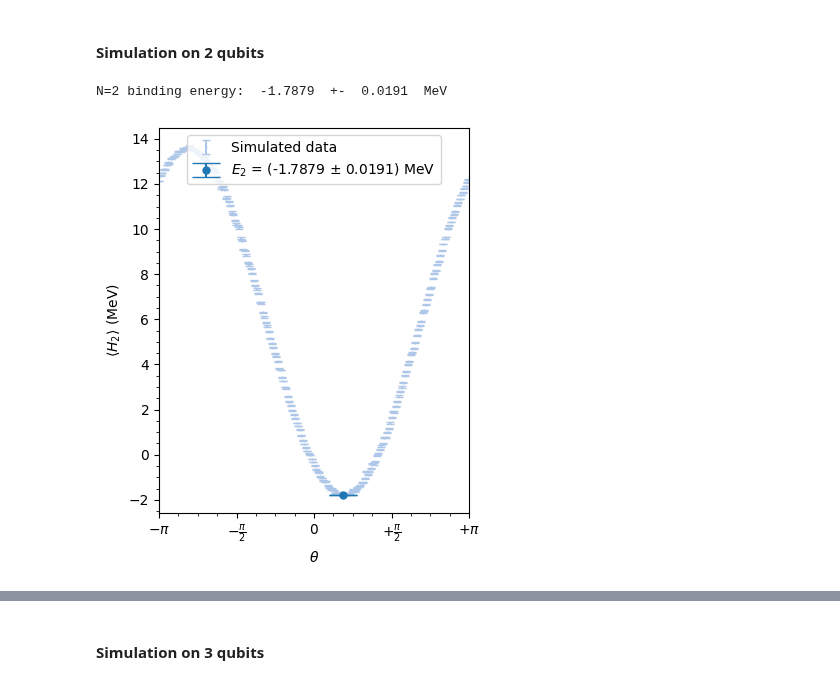
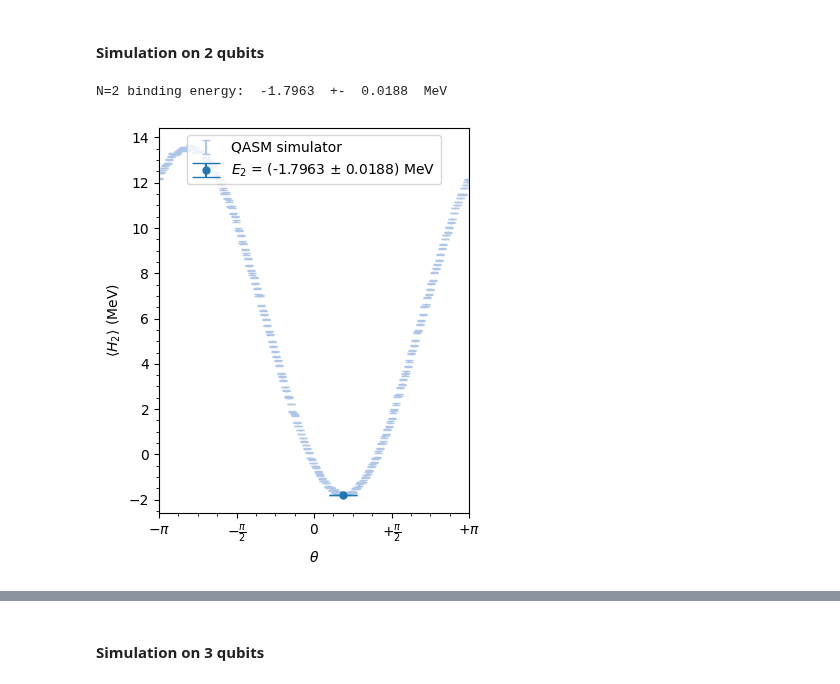
Before and after one commit to diegoscantam/2qubits, a Jupyter notebook: deuteron.ipynb, the cells around one changed output, grey strips where cells are left out. Drawn from its saved outputs; the diff is of its cells as text; code cells hidden in the pictures.

```diff
--- a/deuteron.ipynb
+++ b/deuteron.ipynb
@@ -223,6 +223,8 @@ The Qiskit Qasm simulator is used to simulate the outcomes of an experiment meas
 Aer.backends()
 # Transpile for simulator
 simulator = Aer.get_backend('qasm_simulator')
+
+backend = Aer.get_backend('qasm_simulator')
 
 # Hamiltonians
 Hamilt_1 = 0.218291 * (Z-I)
@@ -311,7 +313,14 @@ shots = 10000
 
 theta = np.arange(-3.14,+3.14,0.03)
 exp_val_2 = np.empty(len(theta))
+var_tot = np.empty(len(theta))
+std_tot = np.empty(len(theta))
 dexp_val_2 = np.empty(len(theta))
+circuits_ZZ = []
+circuits_Bell = []
+
+
+# Prepare circuits
 for kk in range(0, len(theta)):
     # Create a Quantum Circuit acting on the q register, default both in the state |0>
     qc2 = QuantumCircuit(2)
@@ -331,56 +340,70 @@ for kk in range(0, len(theta)):
     # Transpile for simulator
     comp_qc2_ZZ = transpile(qc2_ZZ, simulator)
     comp_qc2_Bell = transpile(qc2_Bell, simulator)
-    # Run and get counts
-    job_ZZ = simulator.run(comp_qc2_ZZ, shots = shots)
-    job_Bell = simulator.run(comp_qc2_Bell, shots = shots)
-    counts_ZZ =   job_ZZ.result().get_counts(comp_qc2_ZZ)
-    counts_Bell =   job_Bell.result().get_counts(comp_qc2_Bell)
-    # Check keys
+
+    circuits_ZZ.append(comp_qc2_ZZ)
+    circuits_Bell.append(comp_qc2_Bell)
+
+job_ZZ = execute(circuits_ZZ, backend, shots=shots)
+job_Bell = execute(circuits_Bell, backend, shots=shots)
+
+# !!!!CHECK STATUS HERE!!!!
+job_ZZ.wait_for_final_state()
+job_Bell.wait_for_final_state()
+
+# get results
+result_ZZ = job_ZZ.result()
+result_Bell = job_Bell.result()
+
+# Get expectation values
+for kk in range(0, len(theta)):
+    counts_ZZ = job_ZZ.result().get_counts(circuits_ZZ[kk])
     check_counts_2(counts_ZZ)
-    check_counts_2(counts_Bell)
-    # Calculate expectation values
+    # Calculate expectation values & variances
     exp_IZ = (counts_ZZ['10'] + counts_ZZ['00'] - counts_ZZ['11'] - counts_ZZ['01'])/shots
     exp_ZI =  (counts_ZZ['01'] + counts_ZZ['00'] - counts_ZZ['11']- counts_ZZ['10'])/shots
-    exp_ZZ = (counts_ZZ['00'] + counts_ZZ['11'] - counts_ZZ['01'] - counts_ZZ['10'])/shots
-    exp_XX_YY = 2*(counts_Bell['10'] - counts_Bell['11'])/shots
-    exp_val_2[kk] = 0.218291*exp_IZ - 6.125*exp_ZI + 5.906709 -2.143304*(exp_XX_YY)
-
-    # Calculate variance with binomial distribution
     var_IZ = (counts_ZZ['10'] + counts_ZZ['00'])*(counts_ZZ['11'] + counts_ZZ['01'])/(shots**2)
     var_ZI = (counts_ZZ['01'] + counts_ZZ['00'])*(counts_ZZ['11'] + counts_ZZ['10'])/(shots**2)
+    exp_val_2[kk] = 0.218291*exp_IZ - 6.125*exp_ZI + 5.906709
+    var_tot[kk] = (0.218291**2)*var_IZ + (6.125**2)*var_ZI
+for kk in range(0, len(theta)):
+    counts_Bell = job_Bell.result().get_counts(circuits_Bell[kk])
+    check_counts_2(counts_Bell)
+    # Calculate expectation values & variances
+    exp_XX_YY = 2*(counts_Bell['10'] - counts_Bell['11'])/shots
     var_XX_YY = (counts_Bell['10'])*(counts_Bell['11'])/(shots**2)
-    var_tot = (0.218291**2)*var_IZ + (6.125**2)*var_ZI + (2.143304**2)*var_XX_YY
-    std_counts = np.sqrt(var_tot)
-    dexp_val_2[kk]= std_counts/np.sqrt(shots)
+    exp_val_2[kk] -= 2.143304*(exp_XX_YY)
+    var_tot[kk] +=  (2.143304**2)*var_XX_YY
+
+dexp_val_2= np.sqrt(var_tot/shots)
 
 # Lowest trial energy for <H_2>
 E_2 = exp_val_2.min()
 dE_2= dexp_val_2[np.where(exp_val_2 == E_2)][0].astype(E_2)
 print('N=2 binding energy: ', round(E_2,4), ' +- ', round(dE_2,4), ' MeV')
 
 # Plot of energy as a function of theta  <H_2>(theta)
 # Plot style options
 cmap = plt.get_cmap('tab20')
 w = 4
 h = 5
 fontsize = 12
 lbl = '$E_2$ = (' + str(round(E_2,4)) + ' $\pm$ ' + str(round(dE_2,4)) + ') MeV'
 fig = plt.figure(figsize=(w,h))
 ax = fig.add_subplot(111)
-ax.errorbar(theta, exp_val_2, yerr = dexp_val_2, color = cmap(1), fmt="o", ms=0.5, capsize = 3, label = 'Simulated data')
+ax.errorbar(theta, exp_val_2, yerr = dexp_val_2, color = cmap(1), fmt="o", ms=0.5, capsize = 3, label = 'QASM simulator')
 ax.errorbar(theta[np.where(exp_val_2 == E_2)[0]], E_2, yerr = dE_2, color = cmap(0), fmt="o",zorder=5, ms=5, capsize = 10, label = lbl)
 unit = 0.5
 x_tick = np.arange(-1, +1 + unit, unit)
 x_label = [r'$-\pi $', r'$-\frac{\pi}{2}$', r'$0$', r'$+\frac{\pi}{2}$', r'$+\pi$']
 ax.set_xlim(theta.min(), theta.max())
 ax.set_xticks(x_tick * pi)
 ax.set_xticklabels(x_label, fontsize=10)
 ax.minorticks_on()
 plt.legend(loc='upper center')
 plt.xlabel("$\\theta$")
 plt.ylabel("$\\langle H_2 \\rangle$ (MeV)")
 plt.show()
 # %% [output]
-N=2 binding energy:  -1.7879  +-  0.0191  MeV
+N=2 binding energy:  -1.7963  +-  0.0188  MeV
-[figure, old version]
+[figure, new version]
```
Also changed, not shown: parts of 7 cells of this notebook, 4 other files.
